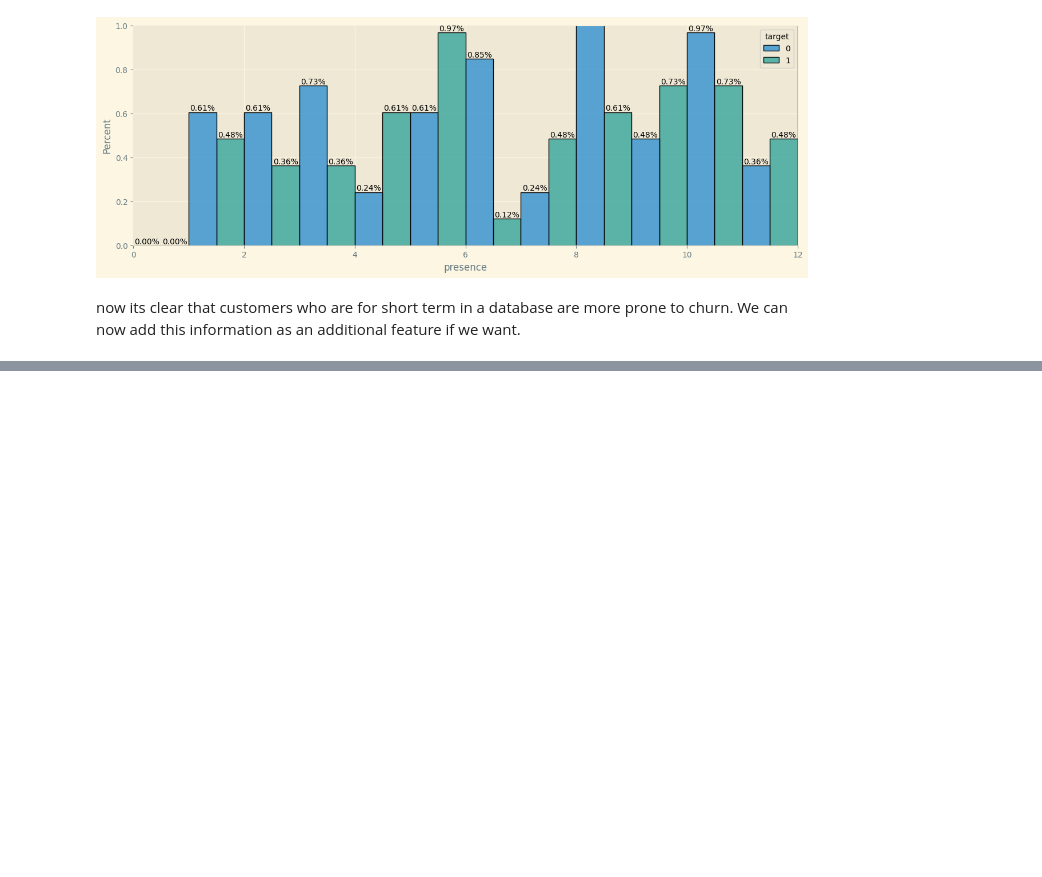
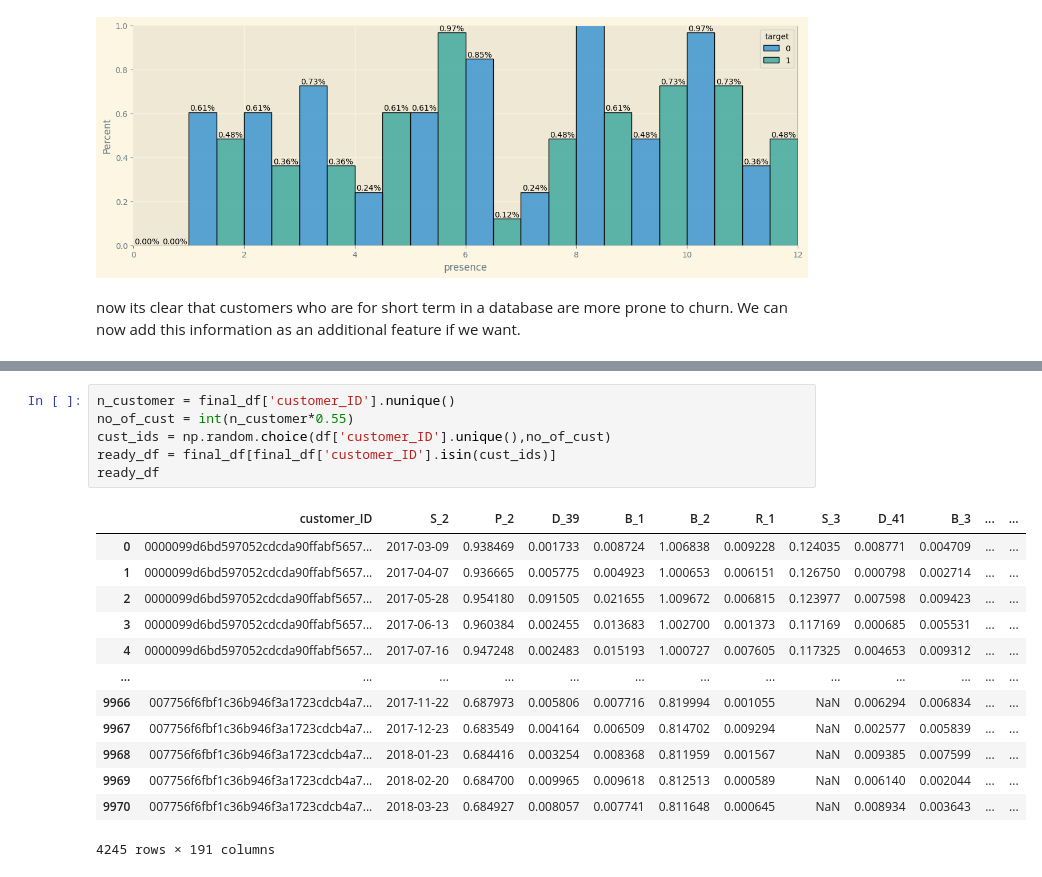
Before and after one commit to rohitgupta20/amex-default-prediction, a Jupyter notebook: amex default-prediction.ipynb, the cells around one changed output, grey strips where cells are left out. Cells and saved outputs as stored; diff of their text form; blank space fills up the shorter version.

Commit message:
customer presence matrix

```diff
--- a/amex default-prediction.ipynb
+++ b/amex default-prediction.ipynb
@@ -417,0 +484,20 @@ gc.collect() # run garbage collector
+# %%
+n_customer = final_df['customer_ID'].nunique()
+no_of_cust = int(n_customer*0.55)
+cust_ids = np.random.choice(df['customer_ID'].unique(),no_of_cust)
+ready_df = final_df[final_df['customer_ID'].isin(cust_ids)]
+ready_df
+# %% [output]
+|  | customer_ID | S_2 | P_2 | D_39 | B_1 | B_2 | R_1 | S_3 | D_41 | B_3 | ... | ... |
+| 0 | 0000099d6bd597052cdcda90ffabf5657... | 2017-03-09 | 0.938469 | 0.001733 | 0.008724 | 1.006838 | 0.009228 | 0.124035 | 0.008771 | 0.004709 | ... | ... |
+| 1 | 0000099d6bd597052cdcda90ffabf5657... | 2017-04-07 | 0.936665 | 0.005775 | 0.004923 | 1.000653 | 0.006151 | 0.126750 | 0.000798 | 0.002714 | ... | ... |
+| 2 | 0000099d6bd597052cdcda90ffabf5657... | 2017-05-28 | 0.954180 | 0.091505 | 0.021655 | 1.009672 | 0.006815 | 0.123977 | 0.007598 | 0.009423 | ... | ... |
+| 3 | 0000099d6bd597052cdcda90ffabf5657... | 2017-06-13 | 0.960384 | 0.002455 | 0.013683 | 1.002700 | 0.001373 | 0.117169 | 0.000685 | 0.005531 | ... | ... |
+| 4 | 0000099d6bd597052cdcda90ffabf5657... | 2017-07-16 | 0.947248 | 0.002483 | 0.015193 | 1.000727 | 0.007605 | 0.117325 | 0.004653 | 0.009312 | ... | ... |
+| ... | ... | ... | ... | ... | ... | ... | ... | ... | ... | ... | ... | ... |
+| 9966 | 007756f6fbf1c36b946f3a1723cdcb4a7... | 2017-11-22 | 0.687973 | 0.005806 | 0.007716 | 0.819994 | 0.001055 | NaN | 0.006294 | 0.006834 | ... | ... |
+| 9967 | 007756f6fbf1c36b946f3a1723cdcb4a7... | 2017-12-23 | 0.683549 | 0.004164 | 0.006509 | 0.814702 | 0.009294 | NaN | 0.002577 | 0.005839 | ... | ... |
+| 9968 | 007756f6fbf1c36b946f3a1723cdcb4a7... | 2018-01-23 | 0.684416 | 0.003254 | 0.008368 | 0.811959 | 0.001567 | NaN | 0.009385 | 0.007599 | ... | ... |
+| 9969 | 007756f6fbf1c36b946f3a1723cdcb4a7... | 2018-02-20 | 0.684700 | 0.009965 | 0.009618 | 0.812513 | 0.000589 | NaN | 0.006140 | 0.002044 | ... | ... |
+| 9970 | 007756f6fbf1c36b946f3a1723cdcb4a7... | 2018-03-23 | 0.684927 | 0.008057 | 0.007741 | 0.811648 | 0.000645 | NaN | 0.008934 | 0.003643 | ... | ... |
+4245 rows × 191 columns
```
Also changed, not shown: parts of 11 cells of this notebook.
